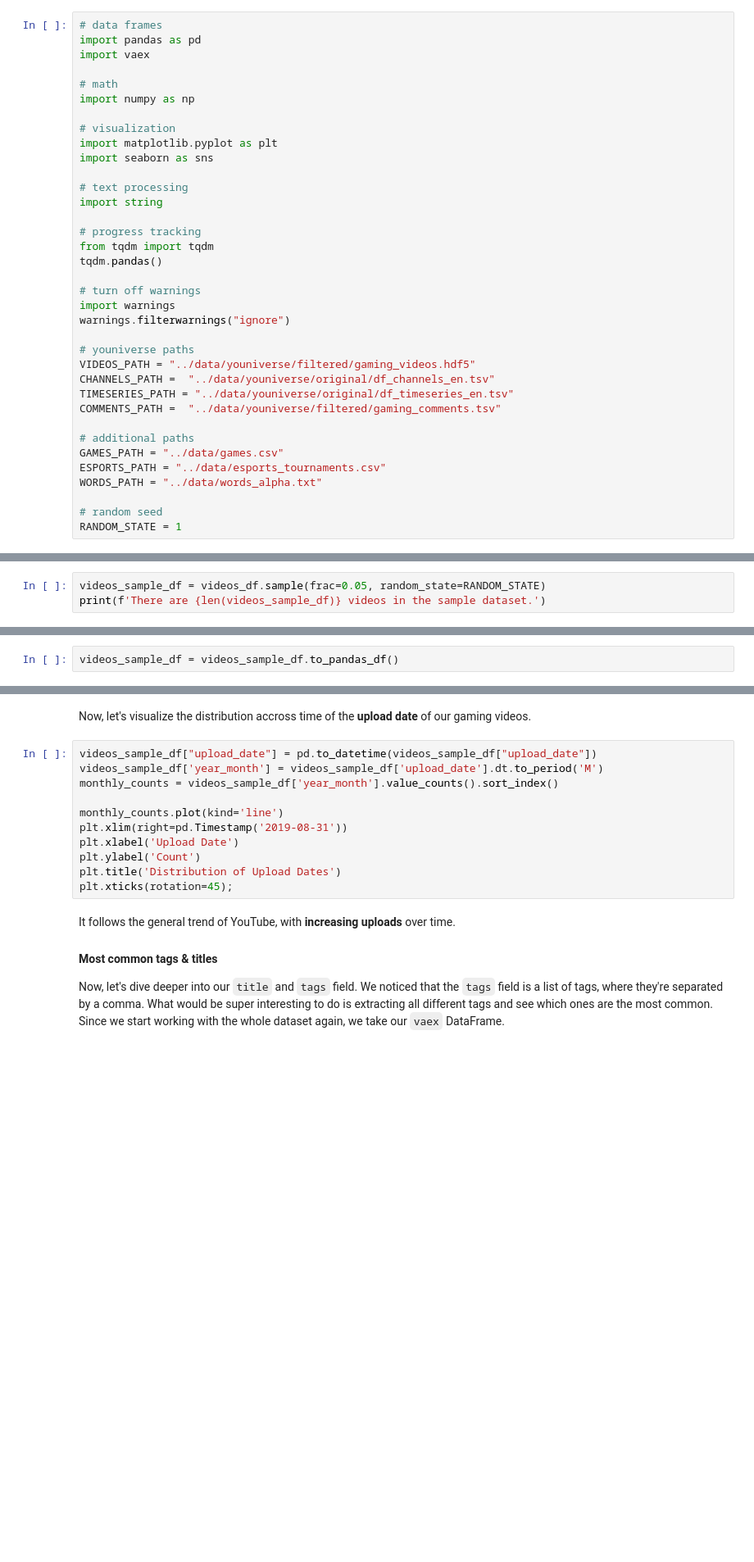
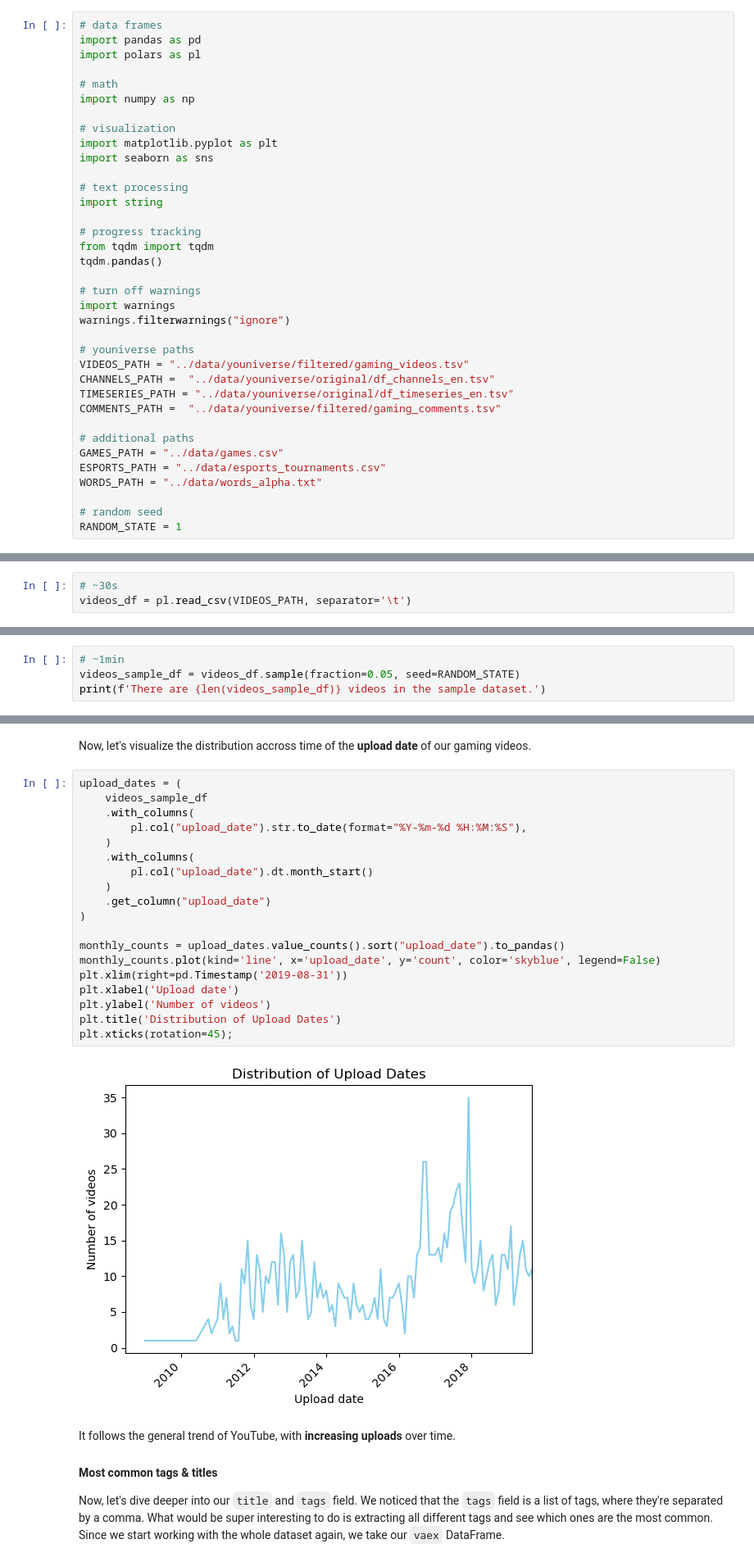
Before and after one commit to martinctl/adaguleeer, a Jupyter notebook: notebooks/results.ipynb, the cells around one changed output, grey strips where cells are left out. Shown at 82% size. Saved outputs shown, nothing was run; the diff lists cells and outputs as text; blank space fills up the shorter version.

Commit message:
feat: begin transition to polars for games/e-sports tournament part

```diff
--- a/notebooks/results.ipynb
+++ b/notebooks/results.ipynb
@@ -30,7 +30,7 @@ It is important to notice that we will sometimes use the [`vaex`](https://vaex.i
 # %%
 # data frames
 import pandas as pd
-import vaex
+import polars as pl
 
 # math
 import numpy as np
@@ -51,7 +51,7 @@ import warnings
 warnings.filterwarnings("ignore")
 
 # youniverse paths
-VIDEOS_PATH = "../data/youniverse/filtered/gaming_videos.hdf5"
+VIDEOS_PATH = "../data/youniverse/filtered/gaming_videos.tsv"
 CHANNELS_PATH =  "../data/youniverse/original/df_channels_en.tsv"
 TIMESERIES_PATH = "../data/youniverse/original/df_timeseries_en.tsv"
 COMMENTS_PATH =  "../data/youniverse/filtered/gaming_comments.tsv"
@@ -190,3 +192,6 @@ videos_df = vaex.open(VIDEOS_PATH).dropna()
+# %%
+# ~30s
+videos_df = pl.read_csv(VIDEOS_PATH, separator='\t')
 # %% [markdown]
 First, let's get some insights about our data, starting with the number of gaming videos we have at our disposal.
 # %%
@@ -200,5 +221,6 @@ It's interesting to see that, **on average**, between may 2005 and october 2019,
 
 Let's try to visualize the distribution of the number of views and the duration of the videos. We'll create a sample of $5\%$ of the data to avoid runtime issues, while still being representative of the whole dataset.
 # %%
-videos_sample_df = videos_df.sample(frac=0.05, random_state=RANDOM_STATE)
+# ~1min
+videos_sample_df = videos_df.sample(fraction=0.05, seed=RANDOM_STATE)
 print(f'There are {len(videos_sample_df)} videos in the sample dataset.')
@@ -207,5 +229,3 @@ We convert back our `vaex` DataFrame to a `pandas.DataFrame` to have more contro
-# %%
-videos_sample_df = videos_sample_df.to_pandas_df()
 # %%
 plt.hist(videos_sample_df['duration'], bins=150, range=(0, videos_sample_df['duration'].quantile(0.95)), color='skyblue', edgecolor='black')
 plt.xlabel('Video duration (seconds)')
@@ -221,16 +245,26 @@ plt.title('Distribution of Views');
 # %% [markdown]
 Now, let's visualize the distribution accross time of the **upload date** of our gaming videos.
 # %%
-videos_sample_df["upload_date"] = pd.to_datetime(videos_sample_df["upload_date"])
-videos_sample_df['year_month'] = videos_sample_df['upload_date'].dt.to_period('M')
-monthly_counts = videos_sample_df['year_month'].value_counts().sort_index()
+upload_dates = (
+    videos_sample_df
+    .with_columns(
+        pl.col("upload_date").str.to_date(format="%Y-%m-%d %H:%M:%S"),
+    )
+    .with_columns(
+        pl.col("upload_date").dt.month_start()
+    )
+    .get_column("upload_date")
+)
 
-monthly_counts.plot(kind='line')
+monthly_counts = upload_dates.value_counts().sort("upload_date").to_pandas()
+monthly_counts.plot(kind='line', x='upload_date', y='count', color='skyblue', legend=False)
 plt.xlim(right=pd.Timestamp('2019-08-31'))
-plt.xlabel('Upload Date')
-plt.ylabel('Count')
+plt.xlabel('Upload date')
+plt.ylabel('Number of videos')
 plt.title('Distribution of Upload Dates')
 plt.xticks(rotation=45);
+# %% [output]
+[figure, added]
 # %% [markdown]
 It follows the general trend of YouTube, with **increasing uploads** over time.
 
```
Also changed, not shown: parts of 22 cells of this notebook, 1 other file.
